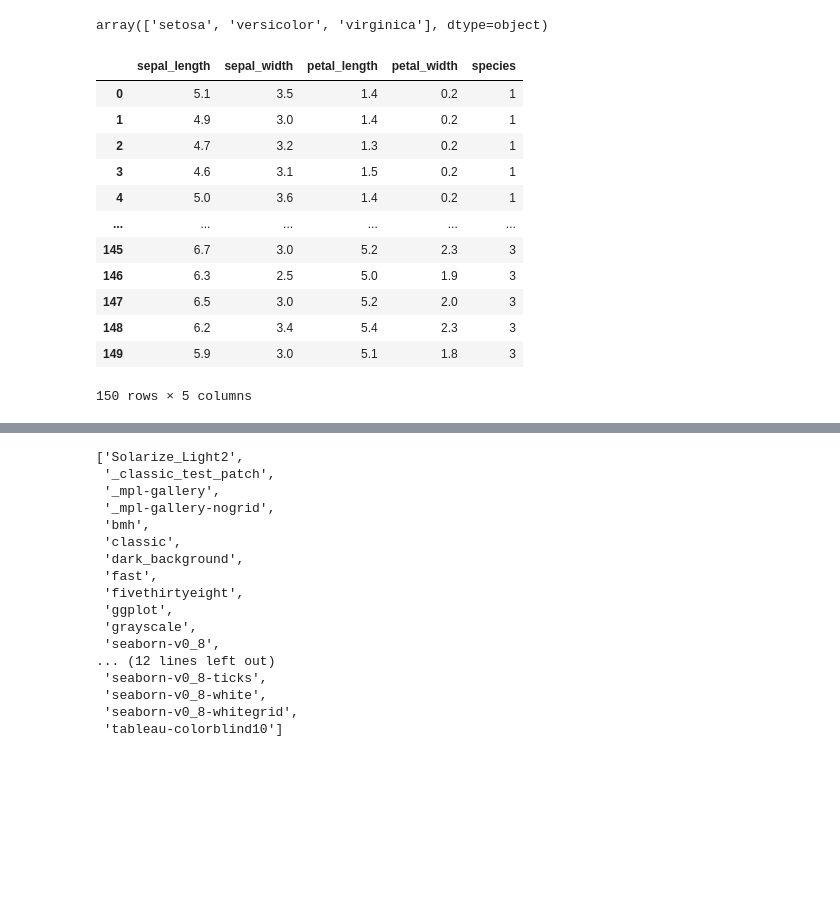
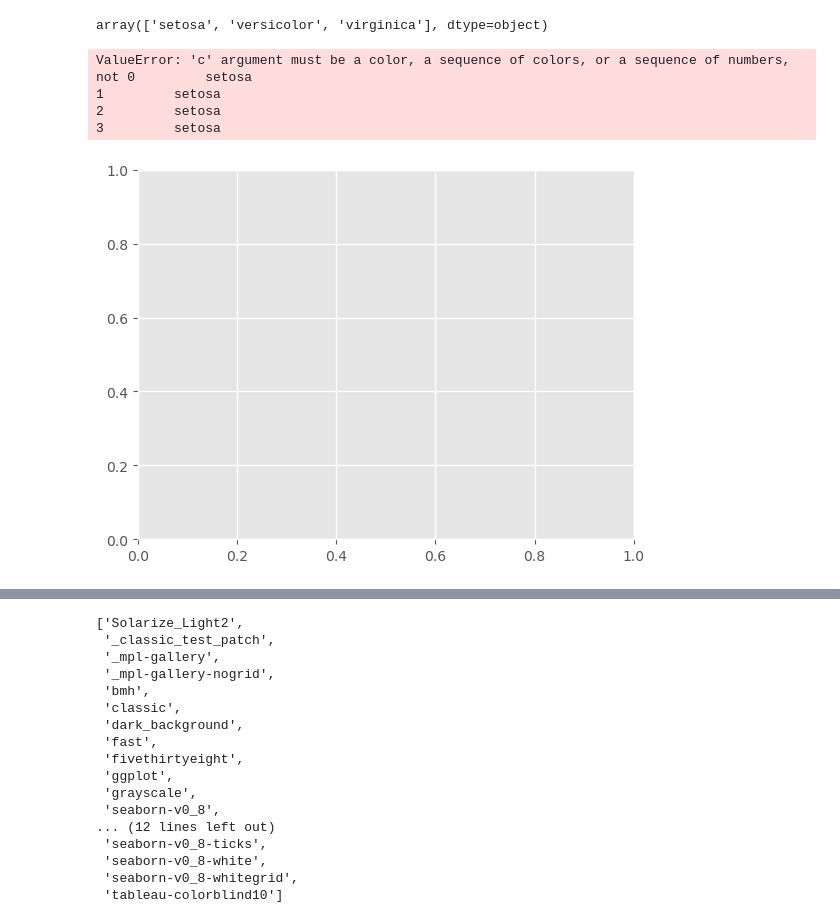
Before and after one commit to suraj4502/DS-Material, a Jupyter notebook: matplotlib_class.ipynb, the cells around one changed output, grey strips where cells are left out. Cells and saved outputs as stored; diff of their text form; code cells hidden in the pictures; blank space fills up the shorter version.

```diff
--- a/matplotlib_class.ipynb
+++ b/matplotlib_class.ipynb
@@ -468,25 +492,17 @@ iris_data
 iris_data['species'].unique()
 # %% [output]
 array(['setosa', 'versicolor', 'virginica'], dtype=object)
+# %%
+plt.scatter(iris_data['sepal_length'],iris_data['petal_width'],c= iris_data['species'])
+# %% [output]
+ValueError: 'c' argument must be a color, a sequence of colors, or a sequence of numbers, not 0         setosa
+1         setosa
+2         setosa
+3         setosa
+[figure, added]
 # %%
 iris_data['species']= iris_data['species'].replace({'setosa':1,
                                                     'versicolor':2,
                                                     'virginica':3})
-# %%
-iris_data
-# %% [output]
-|  | sepal_length | sepal_width | petal_length | petal_width | species |
-| 0 | 5.1 | 3.5 | 1.4 | 0.2 | 1 |
-| 1 | 4.9 | 3.0 | 1.4 | 0.2 | 1 |
-| 2 | 4.7 | 3.2 | 1.3 | 0.2 | 1 |
-| 3 | 4.6 | 3.1 | 1.5 | 0.2 | 1 |
-| 4 | 5.0 | 3.6 | 1.4 | 0.2 | 1 |
-| ... | ... | ... | ... | ... | ... |
-| 145 | 6.7 | 3.0 | 5.2 | 2.3 | 3 |
-| 146 | 6.3 | 2.5 | 5.0 | 1.9 | 3 |
-| 147 | 6.5 | 3.0 | 5.2 | 2.0 | 3 |
-| 148 | 6.2 | 3.4 | 5.4 | 2.3 | 3 |
-| 149 | 5.9 | 3.0 | 5.1 | 1.8 | 3 |
-150 rows × 5 columns
 # %%
 plt.figure(figsize=(8,4)) #--> resize our plot
```
Also changed, not shown: parts of 14 cells of this notebook, 4 other files.
